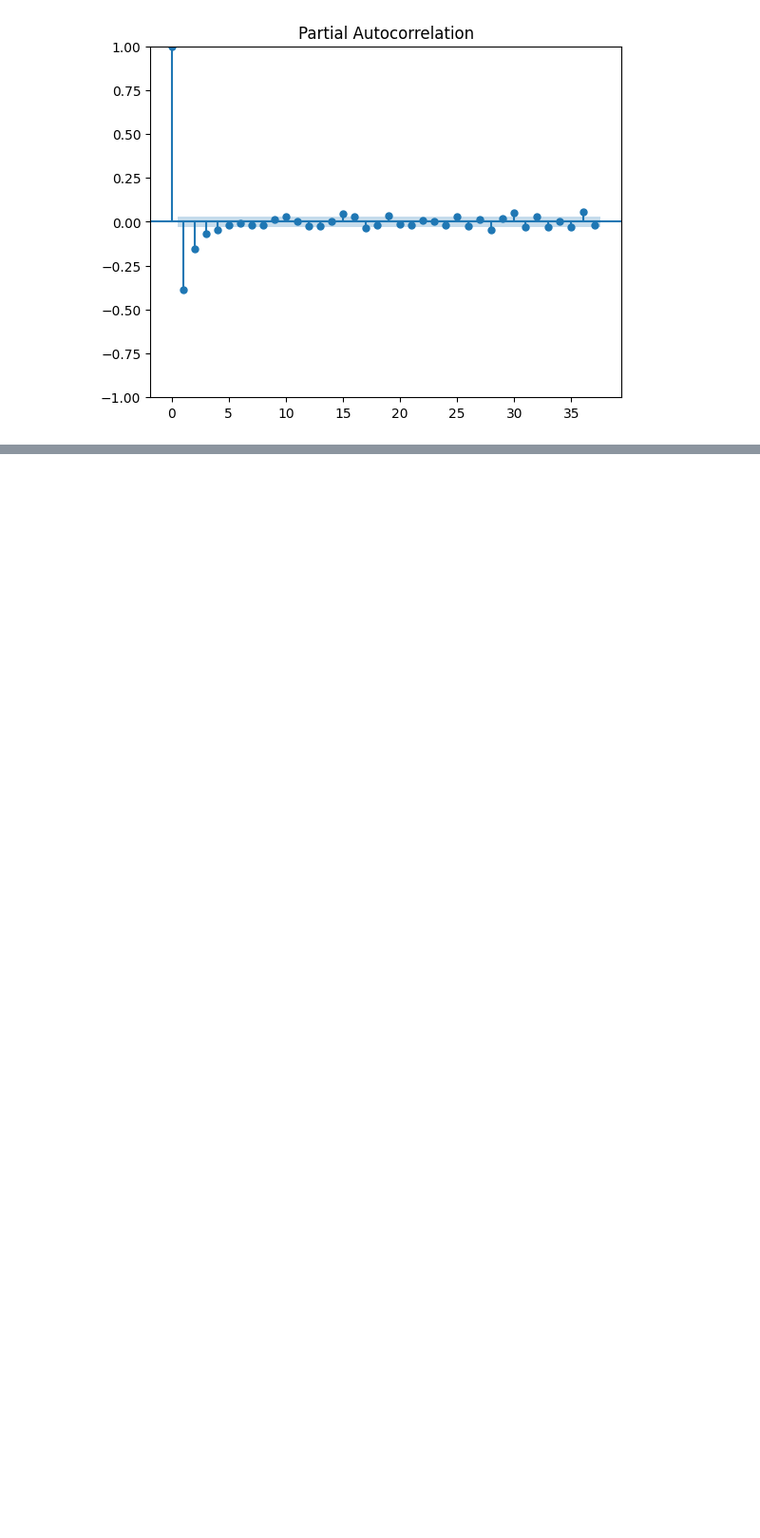
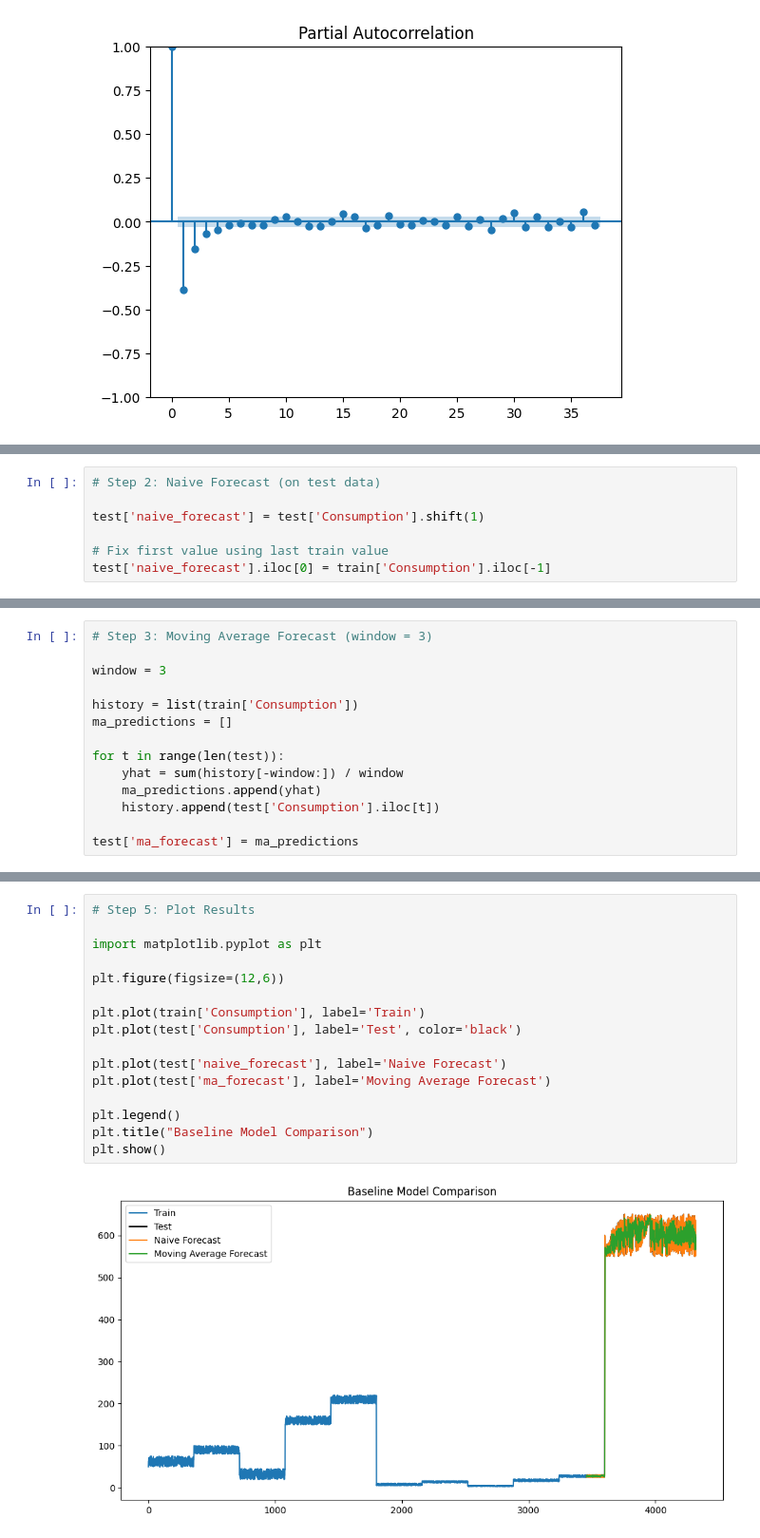
Before and after one commit to samruddhi196/evaluation, a Jupyter notebook: week1.ipynb, the cells around one changed output, grey strips where cells are left out. Shown at 95% size. Drawn from its saved outputs; the diff is of its cells as text; blank space fills up the shorter version.

```diff
--- a/week1.ipynb
+++ b/week1.ipynb
@@ -135,0 +149,7 @@ plt.show()
+# %%
+# Step 2: Naive Forecast (on test data)
+
+test['naive_forecast'] = test['Consumption'].shift(1)
+
+# Fix first value using last train value
+test['naive_forecast'].iloc[0] = train['Consumption'].iloc[-1]
@@ -135,0 +176,14 @@ plt.show()
+# %%
+# Step 3: Moving Average Forecast (window = 3)
+
+window = 3
+
+history = list(train['Consumption'])
+ma_predictions = []
+
+for t in range(len(test)):
+    yhat = sum(history[-window:]) / window
+    ma_predictions.append(yhat)
+    history.append(test['Consumption'].iloc[t])
+
+test['ma_forecast'] = ma_predictions
@@ -135,0 +213,18 @@ plt.show()
+# %%
+# Step 5: Plot Results
+
+import matplotlib.pyplot as plt
+
+plt.figure(figsize=(12,6))
+
+plt.plot(train['Consumption'], label='Train')
+plt.plot(test['Consumption'], label='Test', color='black')
+
+plt.plot(test['naive_forecast'], label='Naive Forecast')
+plt.plot(test['ma_forecast'], label='Moving Average Forecast')
+
+plt.legend()
+plt.title("Baseline Model Comparison")
+plt.show()
+# %% [output]
+[figure, added]
```
Also changed, not shown: parts of 5 cells of this notebook.
